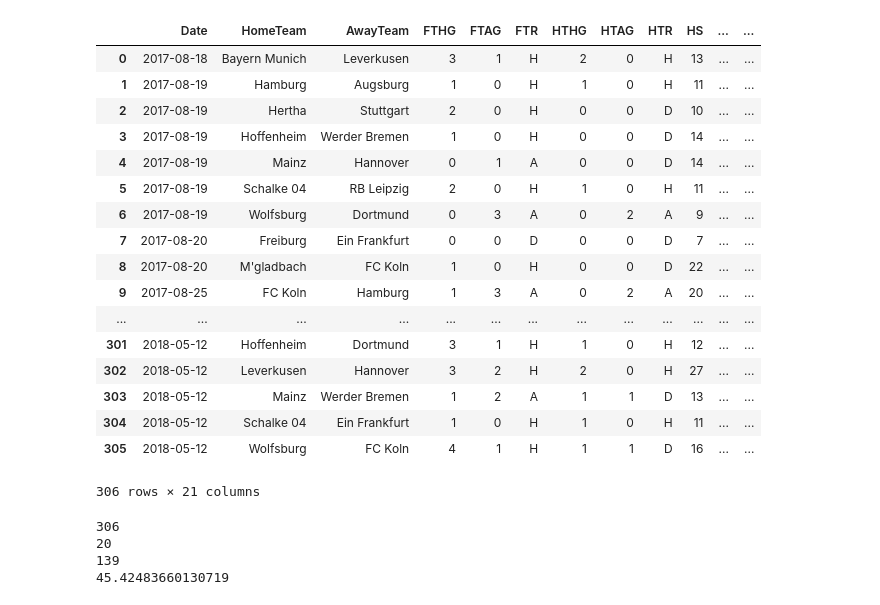
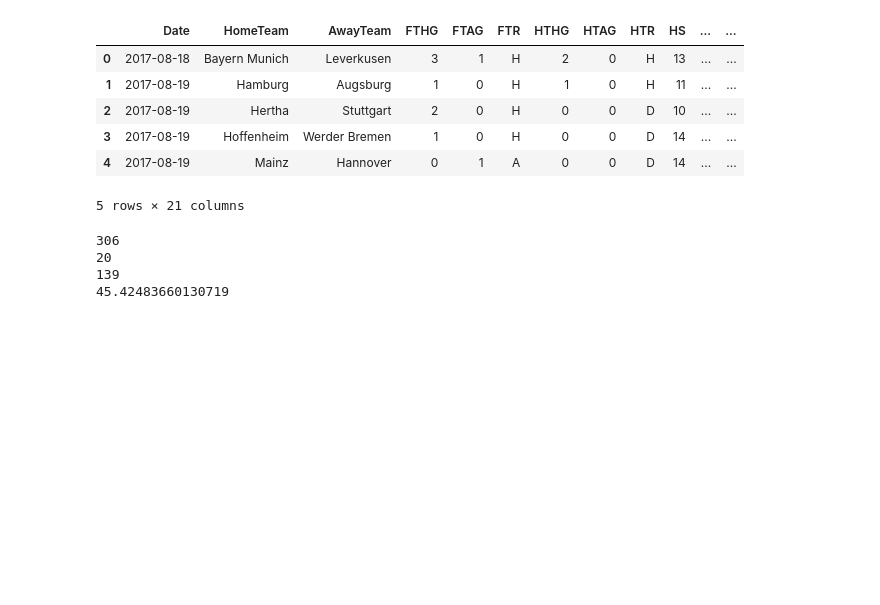
Before and after one commit to michaelbuchar/Bundesliga-Predictor, a Jupyter notebook: Bundesliga_Predictor_obselete.ipynb, the cells around one changed output. Drawn from its saved outputs; the diff is of its cells as text; code cells hidden in the pictures; blank space fills up the shorter version.

```diff
--- a/Bundesliga_Predictor.ipynb
+++ b/Bundesliga_Predictor_obselete.ipynb
@@ -7,29 +7,19 @@ from IPython.display import display # for displaying data
 %matplotlib inline
 # %%
 # comparison of my two datasets (season 17/18)
-data = pd.read_csv("/Users/michaelbuchar/Desktop/football-games-odds/Bundesliga_results/season-1718_csv.csv")
-data2 = pd.read_csv("/Users/michaelbuchar/Desktop/football-games-odds/Bundesliga_results_with_odds/D1.csv")
+data = pd.read_csv("/Users/michaelbuchar/Desktop/Bundesliga-Predictor/possible_datasets/" +
+                   "Bundesliga_results_detailed/season-1718_csv.csv")
+# data2 = pd.read_csv("possible_datasets/D1.csv")
 # %%
-display(data)
+display(data.head())
 # %% [output]
 |  | Date | HomeTeam | AwayTeam | FTHG | FTAG | FTR | HTHG | HTAG | HTR | HS | ... | ... |
 | 0 | 2017-08-18 | Bayern Munich | Leverkusen | 3 | 1 | H | 2 | 0 | H | 13 | ... | ... |
 | 1 | 2017-08-19 | Hamburg | Augsburg | 1 | 0 | H | 1 | 0 | H | 11 | ... | ... |
 | 2 | 2017-08-19 | Hertha | Stuttgart | 2 | 0 | H | 0 | 0 | D | 10 | ... | ... |
 | 3 | 2017-08-19 | Hoffenheim | Werder Bremen | 1 | 0 | H | 0 | 0 | D | 14 | ... | ... |
 | 4 | 2017-08-19 | Mainz | Hannover | 0 | 1 | A | 0 | 0 | D | 14 | ... | ... |
-| 5 | 2017-08-19 | Schalke 04 | RB Leipzig | 2 | 0 | H | 1 | 0 | H | 11 | ... | ... |
-| 6 | 2017-08-19 | Wolfsburg | Dortmund | 0 | 3 | A | 0 | 2 | A | 9 | ... | ... |
-| 7 | 2017-08-20 | Freiburg | Ein Frankfurt | 0 | 0 | D | 0 | 0 | D | 7 | ... | ... |
-| 8 | 2017-08-20 | M'gladbach | FC Koln | 1 | 0 | H | 0 | 0 | D | 22 | ... | ... |
-| 9 | 2017-08-25 | FC Koln | Hamburg | 1 | 3 | A | 0 | 2 | A | 20 | ... | ... |
-| ... | ... | ... | ... | ... | ... | ... | ... | ... | ... | ... | ... | ... |
-| 301 | 2018-05-12 | Hoffenheim | Dortmund | 3 | 1 | H | 1 | 0 | H | 12 | ... | ... |
-| 302 | 2018-05-12 | Leverkusen | Hannover | 3 | 2 | H | 2 | 0 | H | 27 | ... | ... |
-| 303 | 2018-05-12 | Mainz | Werder Bremen | 1 | 2 | A | 1 | 1 | D | 13 | ... | ... |
-| 304 | 2018-05-12 | Schalke 04 | Ein Frankfurt | 1 | 0 | H | 1 | 0 | H | 11 | ... | ... |
-| 305 | 2018-05-12 | Wolfsburg | FC Koln | 4 | 1 | H | 1 | 1 | D | 16 | ... | ... |
-306 rows × 21 columns
+5 rows × 21 columns
 # %%
 #### FOR THE FIRST DATA SET ####
 
```
Also changed, not shown: 24 other files.
